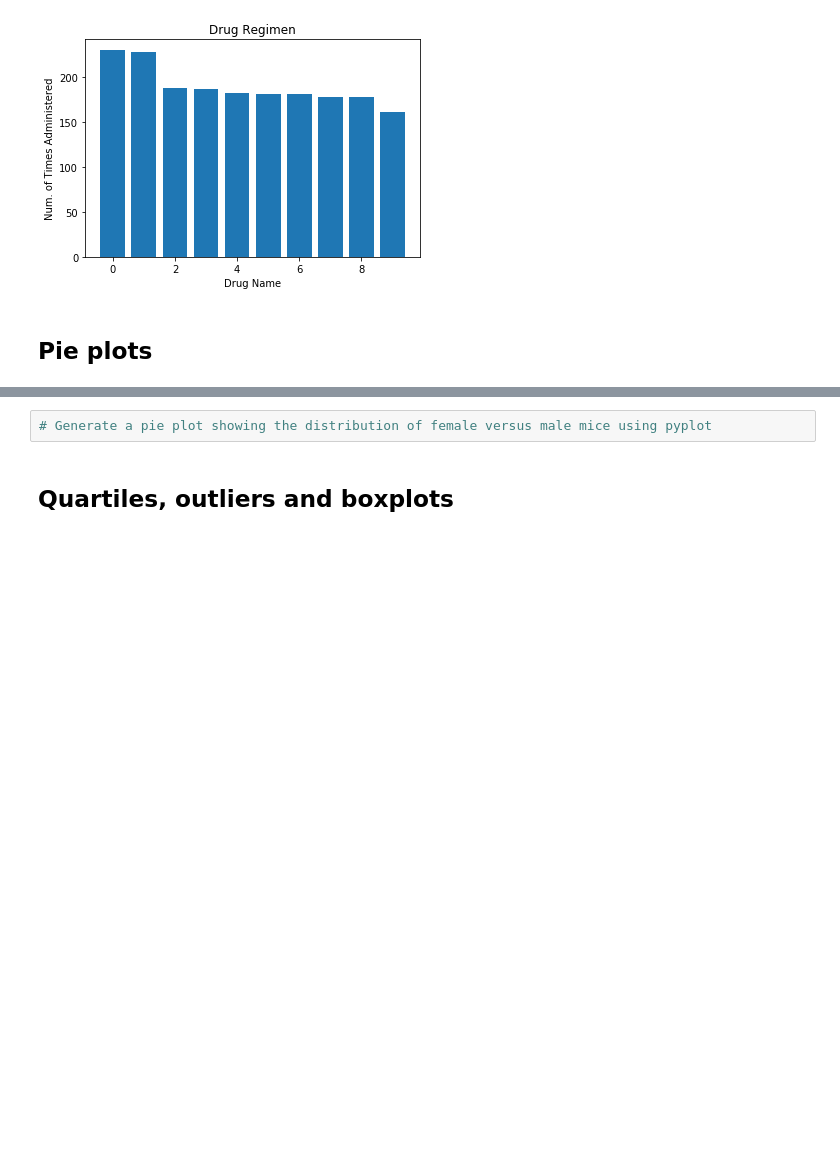
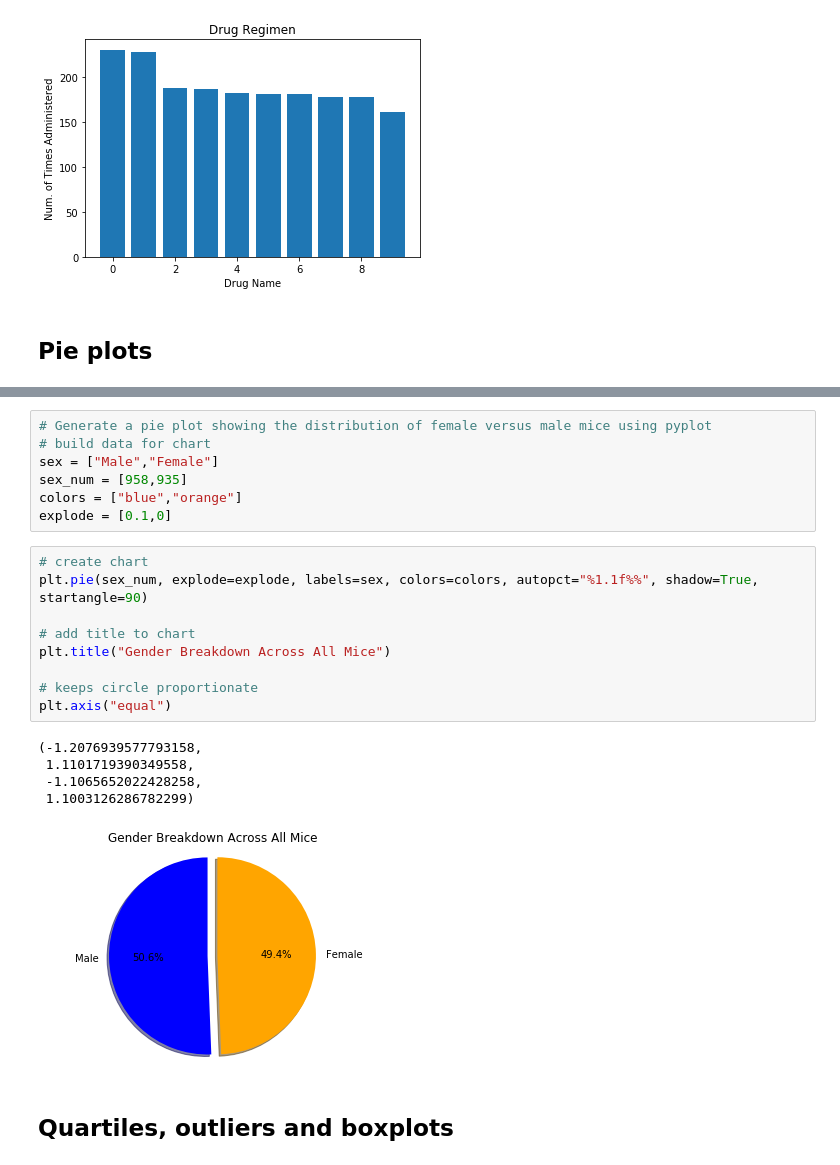
Before and after one commit to nbach19/matplotlibHW, a Jupyter notebook: pymaceuticals_starter.ipynb, the cells around one changed output, grey strips where cells are left out. Drawn from its saved outputs; the diff is of its cells as text; blank space fills up the shorter version.

```diff
--- a/pymaceuticals_starter.ipynb
+++ b/pymaceuticals_starter.ipynb
@@ -106,5 +117,25 @@ Text(0.5, 0, 'Drug Name')
 # %%
 # Generate a pie plot showing the distribution of female versus male mice using pyplot
+# build data for chart
+sex = ["Male","Female"]
+sex_num = [958,935]
+colors = ["blue","orange"]
+explode = [0.1,0]
+# %%
+# create chart
+plt.pie(sex_num, explode=explode, labels=sex, colors=colors, autopct="%1.1f%%", shadow=True, startangle=90)
+
+# add title to chart
+plt.title("Gender Breakdown Across All Mice")
+
+# keeps circle proportionate
+plt.axis("equal")
+# %% [output]
+(-1.2076939577793158,
+ 1.1101719390349558,
+ -1.1065652022428258,
+ 1.1003126286782299)
+[figure, added]
 # %% [markdown]
 ## Quartiles, outliers and boxplots
 # %%
```
Also changed, not shown: parts of 2 cells of this notebook.
